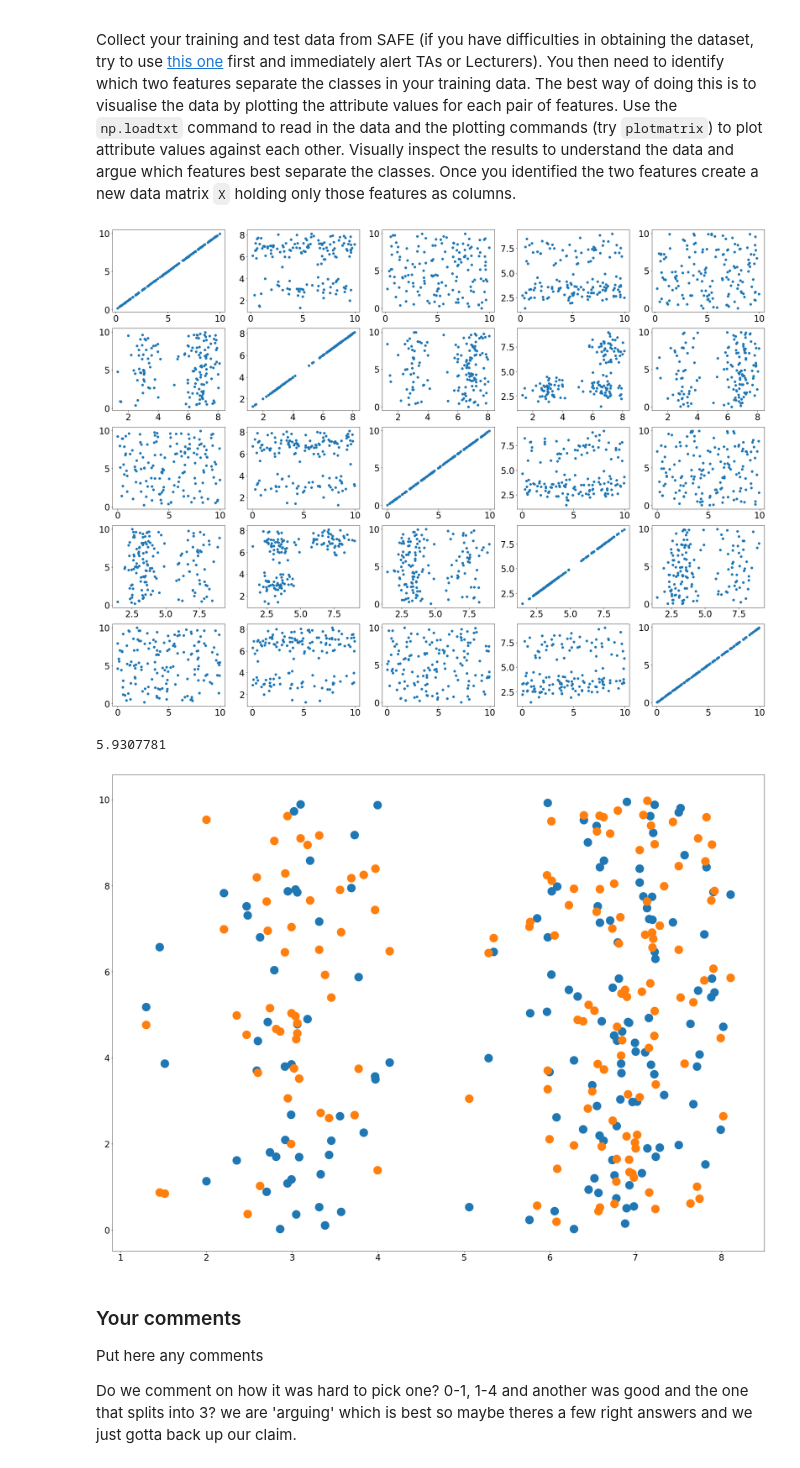
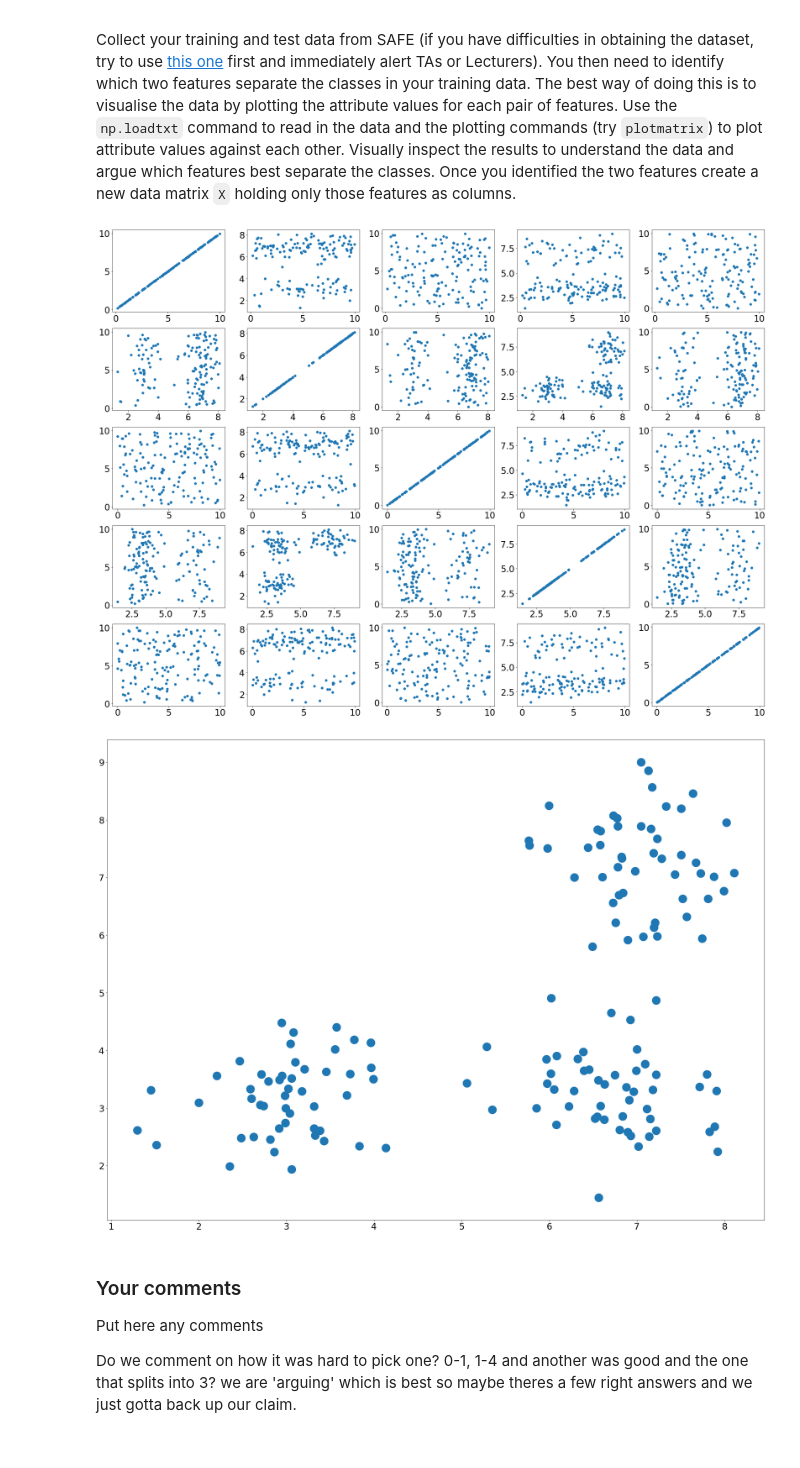
Before and after one commit to ainsleyrutterford/Clustering-and-Classifying-Data, a Jupyter notebook: cw1.ipynb, the cells around one changed output. Cells and saved outputs as stored; diff of their text form; code cells hidden in the pictures.

```diff
--- a/cw1.ipynb
+++ b/cw1.ipynb
@@ -27,36 +27,30 @@ Collect your training and test data from SAFE (if you have difficulties in obtai
 # %%
 def plotmatrix(Matrix):
   r, c = Matrix.shape
   fig = plt.figure()
   plotID = 1
   for i in range(c):
     for j in range(c):
       ax = fig.add_subplot( c, c, plotID )
       ax.scatter( Matrix[:,i], Matrix[:,j] )
       plotID += 1
   plt.show()
 
 # Part 1
 
 train = np.loadtxt('ar16478.train')
 
 plotmatrix(train)
 
-# plotting two sets that i think best separate. trying to see
-# which separates best.
+# plotting 1 against 3
 fig = plt.figure()
 ax = fig.add_subplot(111)
-ax.scatter(train[:,1], train[:,4], s=500)
-ax.scatter(train[:,1], train[:,0], s=500)
+ax.scatter(train[:,1], train[:,3], s=500)
 
-# ive plotted 1 and 0 reversed so that they can be compared
-# to 1 and 4. I think its 0 and 1.
-
-x = np.matrix([train[:,0], train[:,1]])
+x = np.matrix([train[:,1], train[:,3]])
 # %% [output]
 [figure]
-5.9307781
-[figure, old version]
+[figure, new version]
 # %% [markdown]
 ### Your comments ###
 
```
Also changed, not shown: parts of 2 cells of this notebook.
